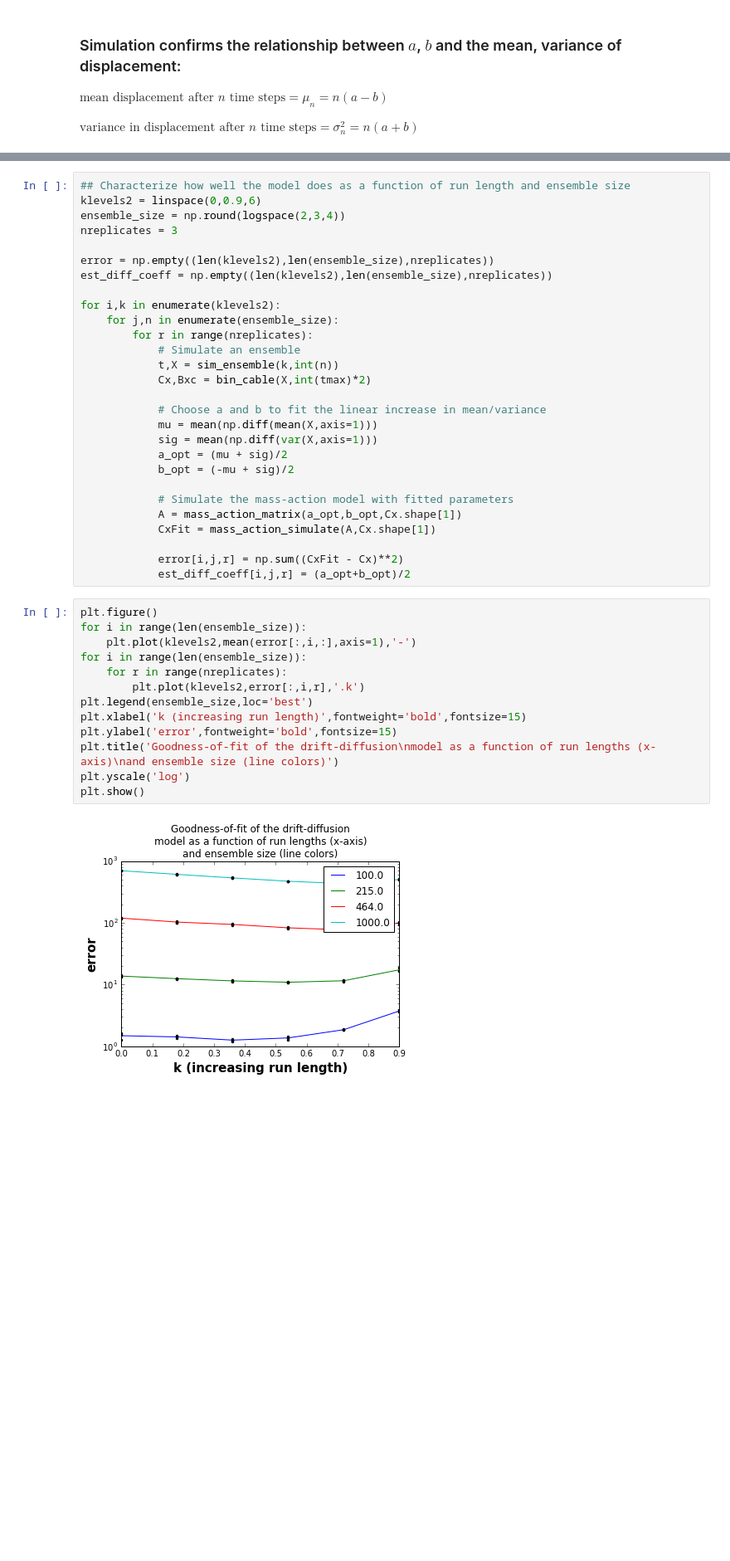
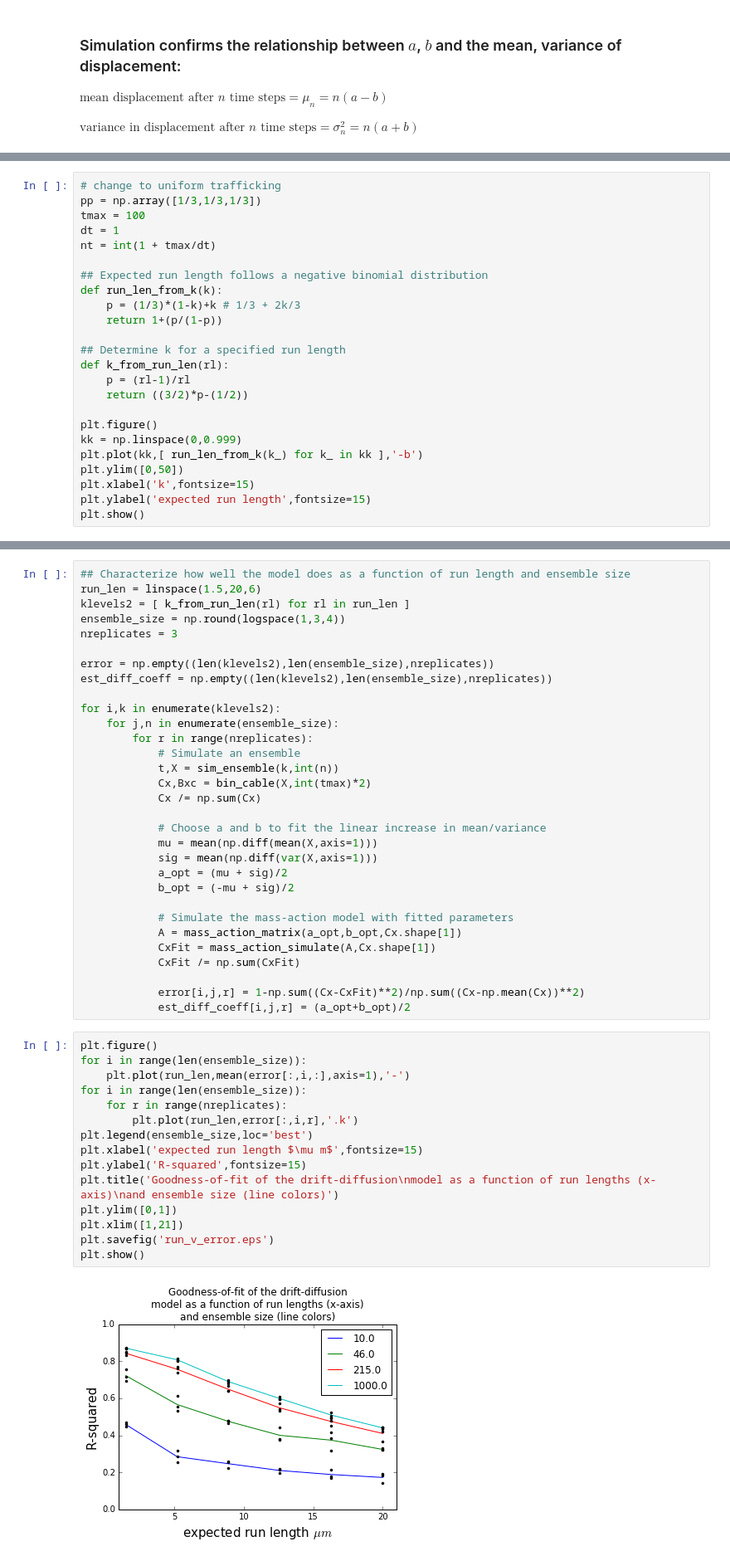
Before and after one commit to ahwillia/Williams-etal-Synaptic-Transport, a Jupyter notebook: code/01_model_schematic/final.ipynb, the cells around one changed output, grey strips where cells are left out. Shown: that part at 83% size. Cells and saved outputs as stored; diff of their text form; blank space fills up the shorter version.

```diff
--- a/code/01_model_schematic/final.ipynb
+++ b/code/01_model_schematic/final.ipynb
@@ -349,0 +355,24 @@ Increasing the parameter $k$ creates random walks with longer walks (less stocha
+# %%
+# change to uniform trafficking
+pp = np.array([1/3,1/3,1/3])
+tmax = 100
+dt = 1
+nt = int(1 + tmax/dt)
+
+## Expected run length follows a negative binomial distribution
+def run_len_from_k(k):
+    p = (1/3)*(1-k)+k # 1/3 + 2k/3
+    return 1+(p/(1-p))
+
+## Determine k for a specified run length
+def k_from_run_len(rl):
+    p = (rl-1)/rl
+    return ((3/2)*p-(1/2))
+
+plt.figure()
+kk = np.linspace(0,0.999)
+plt.plot(kk,[ run_len_from_k(k_) for k_ in kk ],'-b')
+plt.ylim([0,50])
+plt.xlabel('k',fontsize=15)
+plt.ylabel('expected run length',fontsize=15)
+plt.show()
@@ -350,7 +381,8 @@ Increasing the parameter $k$ creates random walks with longer walks (less stocha
 # %%
 ## Characterize how well the model does as a function of run length and ensemble size
-klevels2 = linspace(0,0.9,6)
-ensemble_size = np.round(logspace(2,3,4))
+run_len = linspace(1.5,20,6)
+klevels2 = [ k_from_run_len(rl) for rl in run_len ]
+ensemble_size = np.round(logspace(1,3,4))
 nreplicates = 3
 
 error = np.empty((len(klevels2),len(ensemble_size),nreplicates))
@@ -362,6 +394,7 @@ for i,k in enumerate(klevels2):
             # Simulate an ensemble
             t,X = sim_ensemble(k,int(n))
             Cx,Bxc = bin_cable(X,int(tmax)*2)
+            Cx /= np.sum(Cx)
 
             # Choose a and b to fit the linear increase in mean/variance
             mu = mean(np.diff(mean(X,axis=1)))
@@ -372,24 +405,27 @@ for i,k in enumerate(klevels2):
             # Simulate the mass-action model with fitted parameters
             A = mass_action_matrix(a_opt,b_opt,Cx.shape[1])
             CxFit = mass_action_simulate(A,Cx.shape[1])
+            CxFit /= np.sum(CxFit)
 
-            error[i,j,r] = np.sum((CxFit - Cx)**2)
+            error[i,j,r] = 1-np.sum((Cx-CxFit)**2)/np.sum((Cx-np.mean(Cx))**2)
             est_diff_coeff[i,j,r] = (a_opt+b_opt)/2
 # %%
 plt.figure()
 for i in range(len(ensemble_size)):
-    plt.plot(klevels2,mean(error[:,i,:],axis=1),'-')
+    plt.plot(run_len,mean(error[:,i,:],axis=1),'-')
 for i in range(len(ensemble_size)):
     for r in range(nreplicates):
-        plt.plot(klevels2,error[:,i,r],'.k')
+        plt.plot(run_len,error[:,i,r],'.k')
 plt.legend(ensemble_size,loc='best')
-plt.xlabel('k (increasing run length)',fontweight='bold',fontsize=15)
-plt.ylabel('error',fontweight='bold',fontsize=15)
+plt.xlabel('expected run length $\mu m$',fontsize=15)
+plt.ylabel('R-squared',fontsize=15)
 plt.title('Goodness-of-fit of the drift-diffusion\nmodel as a function of run lengths (x-axis)\nand ensemble size (line colors)')
-plt.yscale('log')
+plt.ylim([0,1])
+plt.xlim([1,21])
+plt.savefig('run_v_error.eps')
 plt.show()
 # %% [output]
-[figure, old version]
+[figure, new version]
 # %%
 plt.figure()
 for i in range(len(ensemble_size)):
```
Also changed, not shown: parts of 5 cells of this notebook, 3 other files.
